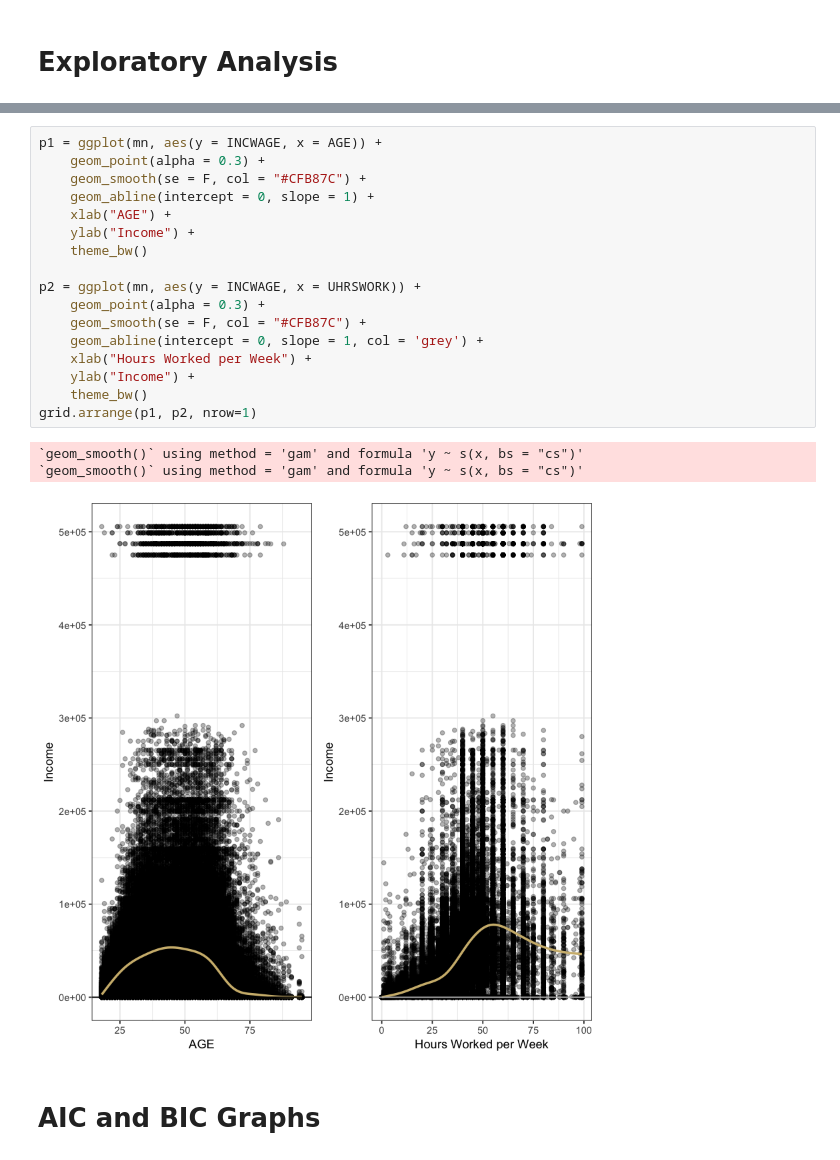
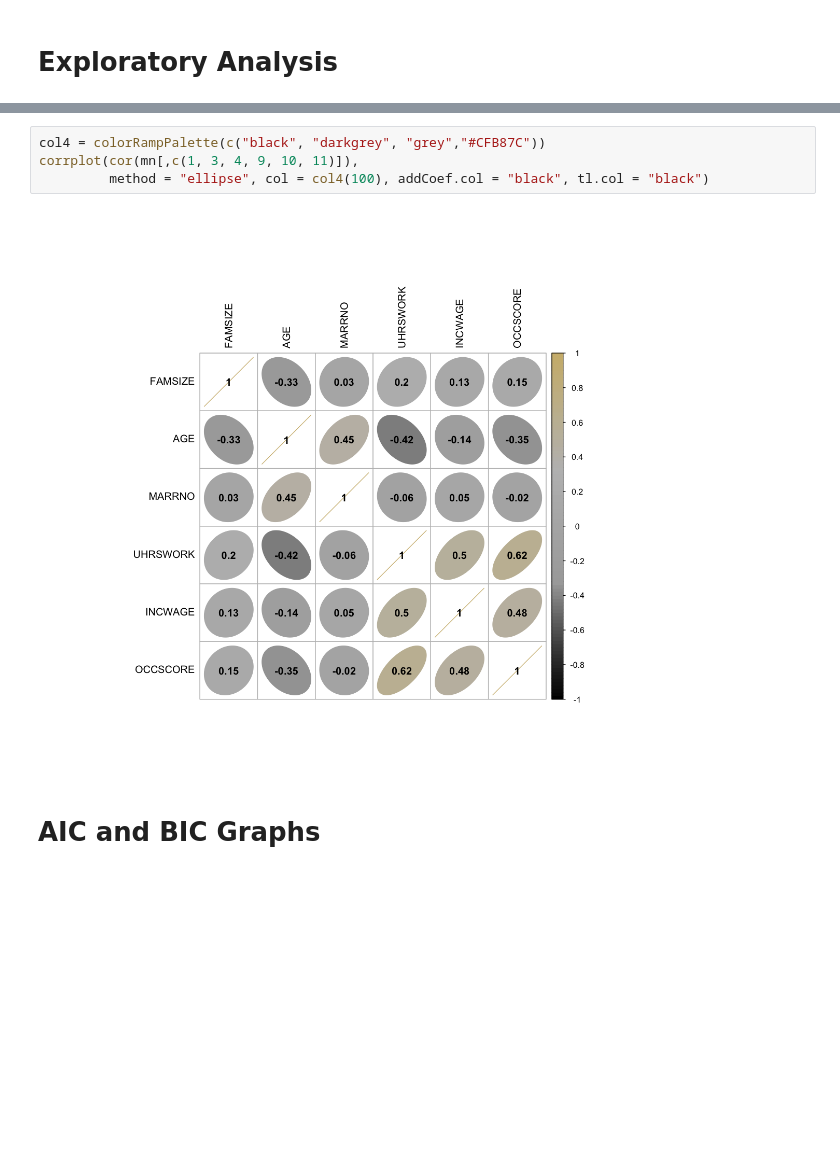
Before and after one commit to brianmoral/Income-Prediction-Analysis, a Jupyter notebook: minnesota_census_income.ipynb, the cells around one changed output, grey strips where cells are left out. Saved outputs shown, nothing was run; the diff lists cells and outputs as text; blank space fills up the shorter version.

Commit message:
Added transformations, Colinearity check, and correlation plots (on continuous variables)

```diff
--- a/minnesota_census_income.ipynb
+++ b/minnesota_census_income.ipynb
@@ -251,24 +192,9 @@ F-statistic: 6.555e+04 on 1 and 215020 DF,  p-value: < 2.2e-16
 # %%
-p1 = ggplot(mn, aes(y = INCWAGE, x = AGE)) +
-    geom_point(alpha = 0.3) +
-    geom_smooth(se = F, col = "#CFB87C") +
-    geom_abline(intercept = 0, slope = 1) +
-    xlab("AGE") +
-    ylab("Income") +
-    theme_bw()
-
-p2 = ggplot(mn, aes(y = INCWAGE, x = UHRSWORK)) +
-    geom_point(alpha = 0.3) +
-    geom_smooth(se = F, col = "#CFB87C") +
-    geom_abline(intercept = 0, slope = 1, col = 'grey') +
-    xlab("Hours Worked per Week") +
-    ylab("Income") +
-    theme_bw()
-grid.arrange(p1, p2, nrow=1)
+col4 = colorRampPalette(c("black", "darkgrey", "grey","#CFB87C"))
+corrplot(cor(mn[,c(1, 3, 4, 9, 10, 11)]),
+         method = "ellipse", col = col4(100), addCoef.col = "black", tl.col = "black")
 # %% [output]
-`geom_smooth()` using method = 'gam' and formula 'y ~ s(x, bs = "cs")'
-`geom_smooth()` using method = 'gam' and formula 'y ~ s(x, bs = "cs")'
-[figure, old version]
+[figure, new version]
 # %% [markdown]
 # AIC and BIC Graphs
 # %%
```
Also changed, not shown: parts of 21 cells of this notebook.
